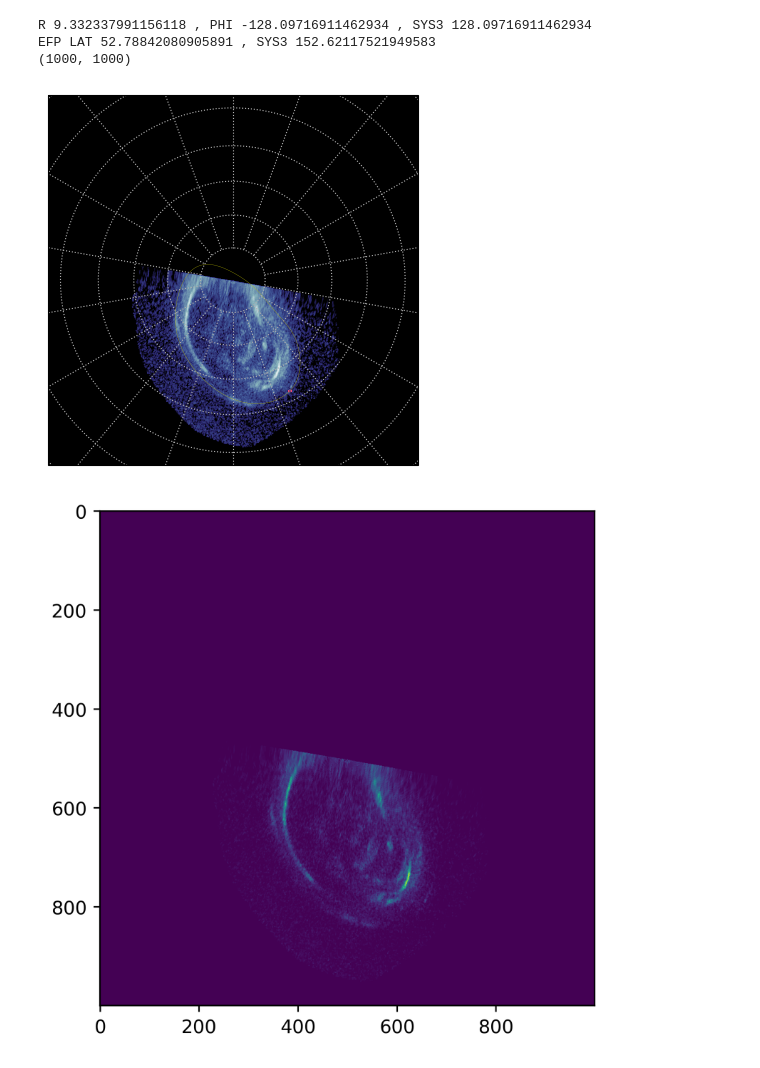
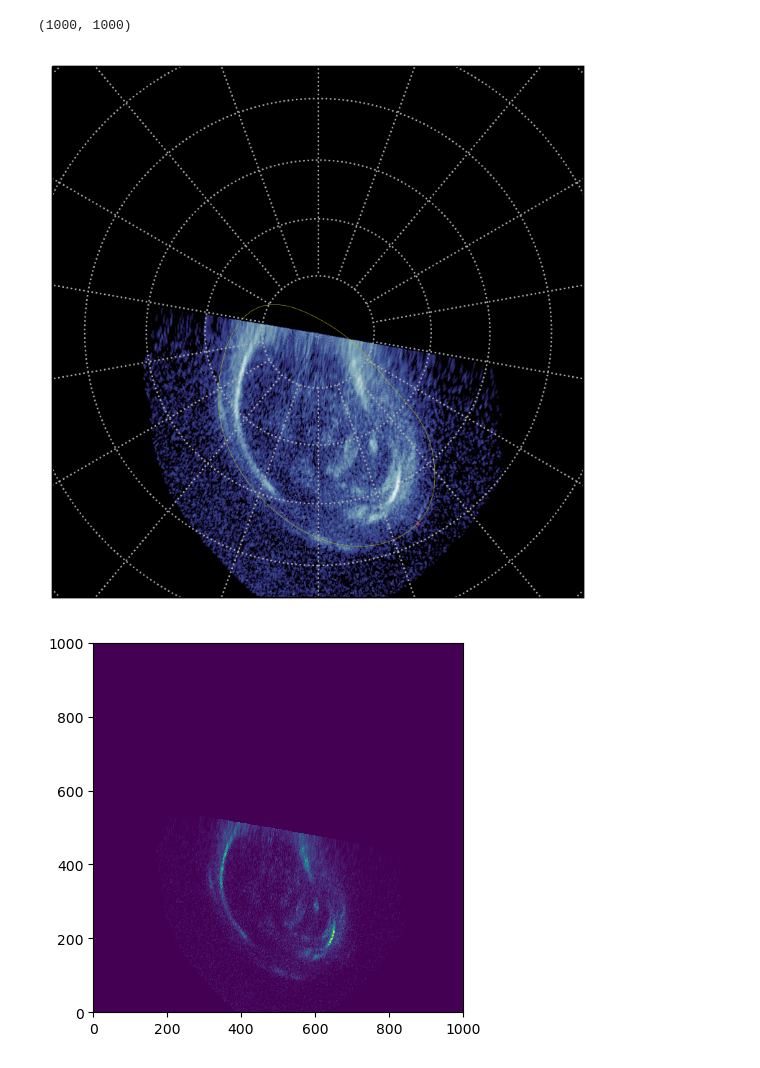
Before and after one commit to ShinnosukeSatoh/HST_Jupiter_footprints, a Jupyter notebook: photometry_test.ipynb, the cells around one changed output. Saved outputs shown, nothing was run; the diff lists cells and outputs as text; code cells hidden in the pictures.

```diff
--- a/photometry_test.ipynb
+++ b/photometry_test.ipynb
@@ -40,19 +39,22 @@ OBS DATE 2014-01-06T02:35:18
 # %%
+extdeg = 45.0
+fig, ax = plt.subplots(dpi=200)
 ax, dimage, gl = h.tvPolar(ax, vmin=10, vmax=2000,
                   draw_labels=False, refmainoval=False,
                   satovals=['eu'],
                   reflon=None,
                   # reflon=h.alm.cml,
+                  ext=extdeg,
                   )
 
 print(dimage.shape)
-dimage = dimage[::-1,::-1]
-fig, ax = plt.subplots(dpi=400)
-ax.imshow(dimage)
+Npx = dimage.shape[0]
+dimage = dimage[:,::-1]
+fig, ax = plt.subplots(dpi=100)
+ax.set_aspect('equal')
+ax.pcolormesh(dimage)
 plt.show()
 # %% [output]
-R 9.332337991156118 , PHI -128.09716911462934 , SYS3 128.09716911462934
-EFP LAT 52.78842080905891 , SYS3 152.62117521949583
 (1000, 1000)
-[figure, old version]
+[figure, new version]
-[figure, old version]
+[figure, new version]
```
Also changed, not shown: parts of 6 cells of this notebook, 6 other files.
